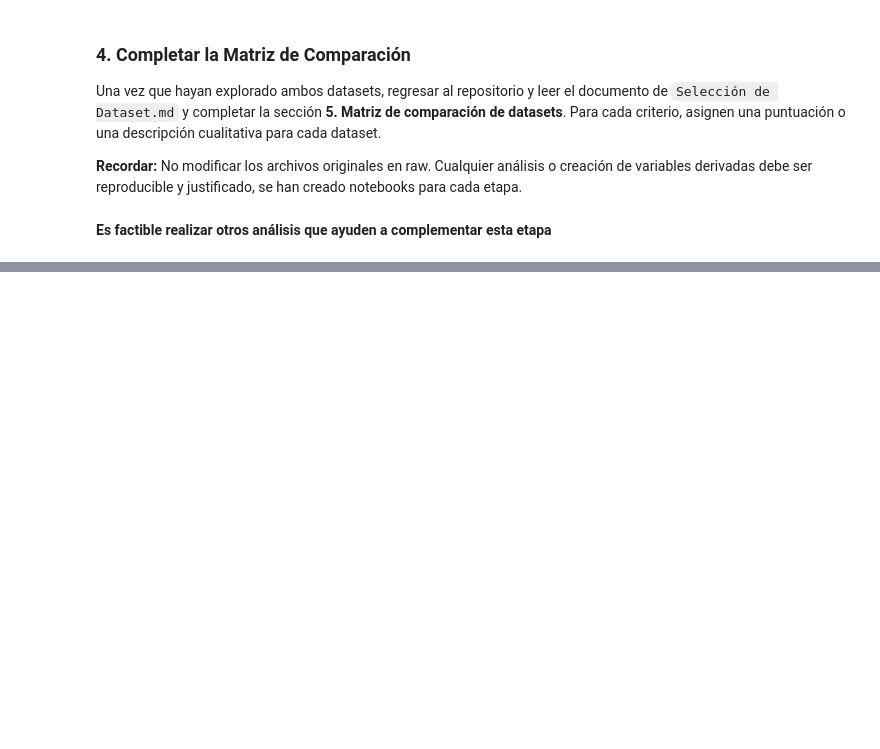
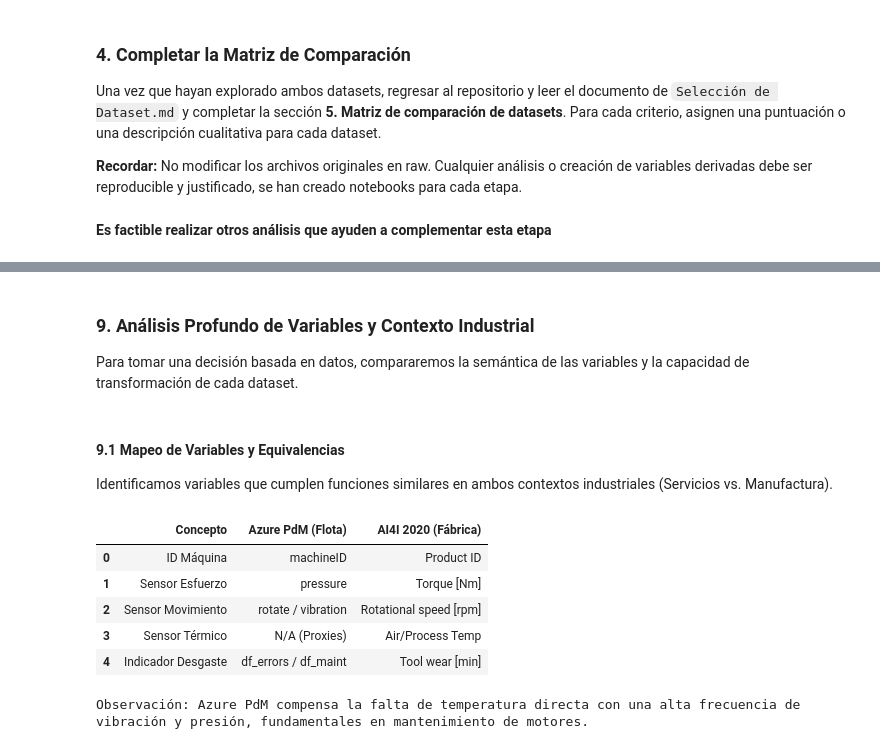
Before and after one commit to ARTARAUZ/S08-26-EQUIPO-24, a Jupyter notebook: notebooks/01_data_exploration.ipynb, the cells around one changed output, grey strips where cells are left out. Cells and saved outputs as stored; diff of their text form; code cells hidden in the pictures; blank space fills up the shorter version.

```diff
--- a/notebooks/01_data_exploration.ipynb
+++ b/notebooks/01_data_exploration.ipynb
@@ -157,0 +444,30 @@ Una vez completada la matriz, el equipo se reunirá para revisar las evaluacione
+# %% [markdown]
+### 9. Análisis Profundo de Variables y Contexto Industrial
+
+Para tomar una decisión basada en datos, compararemos la semántica de las variables y la capacidad de transformación de cada dataset.
+# %% [markdown]
+#### 9.1 Mapeo de Variables y Equivalencias
+
+Identificamos variables que cumplen funciones similares en ambos contextos industriales (Servicios vs. Manufactura).
+# %%
+import pandas as pd
+
+# Definición de mapeo conceptual
+mapeo_comparativo = {
+    'Concepto': ['ID Máquina', 'Sensor Esfuerzo', 'Sensor Movimiento', 'Sensor Térmico', 'Indicador Desgaste'],
+    'Azure PdM (Flota)': ['machineID', 'pressure', 'rotate / vibration', 'N/A (Proxies)', 'df_errors / df_maint'],
+    'AI4I 2020 (Fábrica)': ['Product ID', 'Torque [Nm]', 'Rotational speed [rpm]', 'Air/Process Temp', 'Tool wear [min]']
+}
+
+df_comparativa_vars = pd.DataFrame(mapeo_comparativo)
+display(df_comparativa_vars)
+
+print("\nObservación: Azure PdM compensa la falta de temperatura directa con una alta frecuencia de vibración y presión, fundamentales en mantenimiento de motores.")
+# %% [output]
+|  | Concepto | Azure PdM (Flota) | AI4I 2020 (Fábrica) |
+| 0 | ID Máquina | machineID | Product ID |
+| 1 | Sensor Esfuerzo | pressure | Torque [Nm] |
+| 2 | Sensor Movimiento | rotate / vibration | Rotational speed [rpm] |
+| 3 | Sensor Térmico | N/A (Proxies) | Air/Process Temp |
+| 4 | Indicador Desgaste | df_errors / df_maint | Tool wear [min] |
+Observación: Azure PdM compensa la falta de temperatura directa con una alta frecuencia de vibración y presión, fundamentales en mantenimiento de motores.
```
Also changed, not shown: parts of 31 cells of this notebook.
